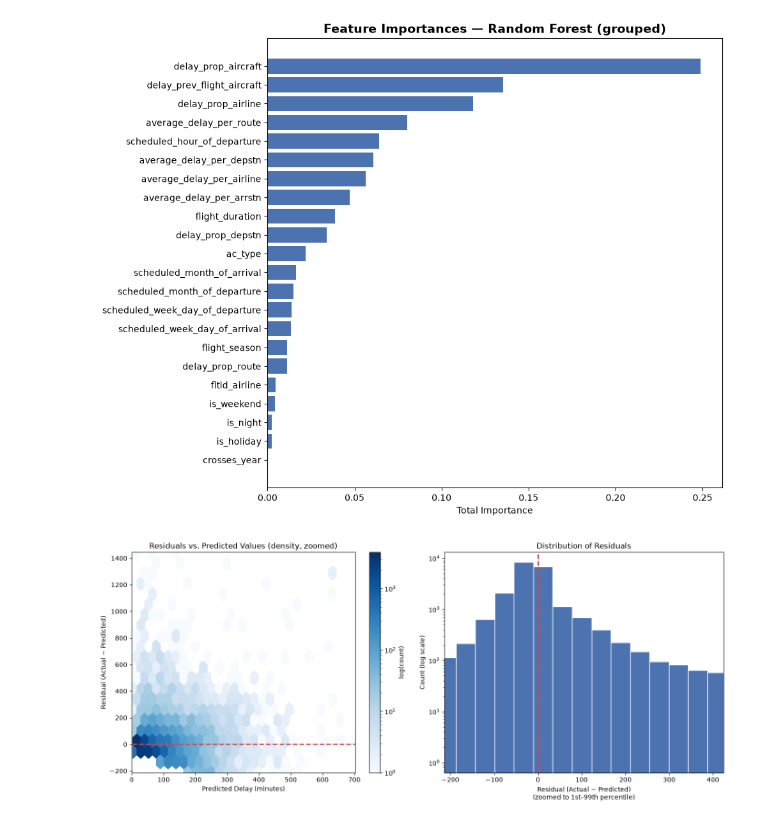
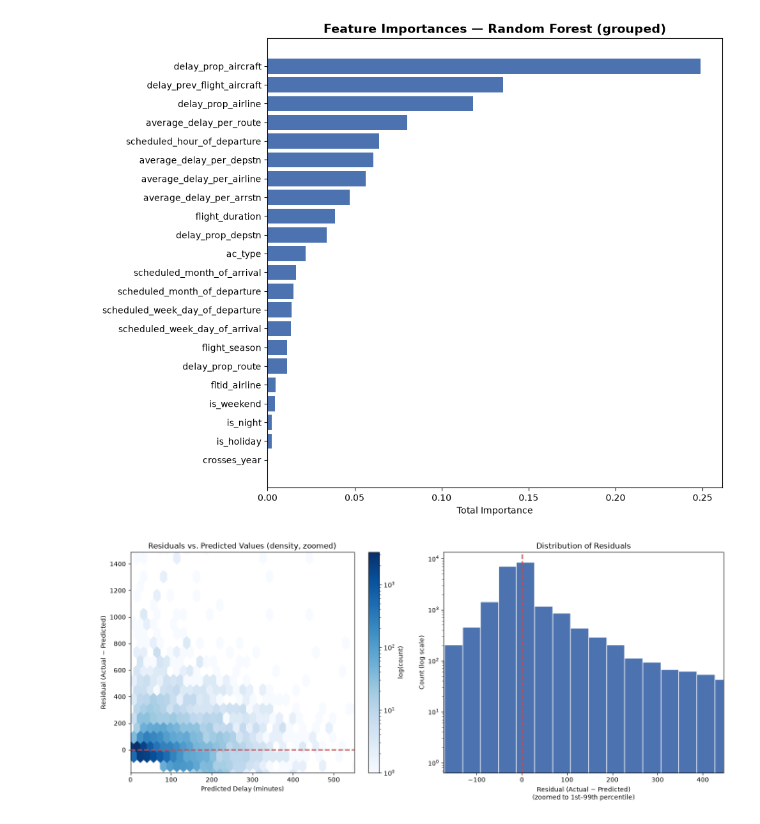
Before and after one commit to Lucaisok/ml_project_flight_delay_prediction, a Jupyter notebook: 04_flight_delay_modeling.ipynb, the cells around one changed output. Saved outputs shown, nothing was run; the diff lists cells and outputs as text; code cells hidden in the pictures.

Commit message:
re run plots

```diff
--- a/04_flight_delay_modeling.ipynb
+++ b/04_flight_delay_modeling.ipynb
@@ -722,6 +724,8 @@ plt.show()
 # %%
 import matplotlib.pyplot as plt
 import numpy as np
+
+y_pred = xgb_pred
 
 residuals = y_test - y_pred
 
@@ -730,34 +734,34 @@ fig, axes = plt.subplots(1, 2, figsize=(14, 6))
 # Residuals vs predicted: zoomed to where most of the data sits
 hb = axes[0].hexbin(y_pred, residuals, gridsize=50, cmap='Blues', mincnt=1, bins='log')
 axes[0].axhline(0, color='#C44E52', linestyle='--', linewidth=2)
 
 # Zoom to the region containing the bulk of the data (adjust percentiles if needed)
 x_zoom = np.percentile(y_pred, 99.9)
 y_zoom_low, y_zoom_high = np.percentile(residuals, [1, 99.9])
 
 axes[0].set_xlim(0, x_zoom)
 axes[0].set_ylim(y_zoom_low, y_zoom_high)
 
 axes[0].set_xlabel('Predicted Delay (minutes)')
 axes[0].set_ylabel('Residual (Actual − Predicted)')
 axes[0].set_title('Residuals vs. Predicted Values (density, zoomed)')
 fig.colorbar(hb, ax=axes[0], label='log(count)')
 
 # Residual distribution
 residual_p1, residual_p99 = residuals.quantile([0.01, 0.99])
 axes[1].hist(residuals, bins=100, color='#4C72B0', edgecolor='white')
 axes[1].axvline(0, color='#C44E52', linestyle='--', linewidth=2)
 axes[1].set_xlim(residual_p1, residual_p99)
 axes[1].set_yscale('log')
 axes[1].set_xlabel('Residual (Actual − Predicted)\n(zoomed to 1st–99th percentile)')
 axes[1].set_ylabel('Count (log scale)')
 axes[1].set_title('Distribution of Residuals')
 
 plt.tight_layout()
 plt.savefig('plots/residual_analysis_v4.png', dpi=150)
 plt.show()
 # %% [output]
-[figure, old version]
+[figure, new version]
 # %%
 import matplotlib.pyplot as plt
 import pandas as pd
```
Also changed, not shown: parts of 3 cells of this notebook, 3 other files.
